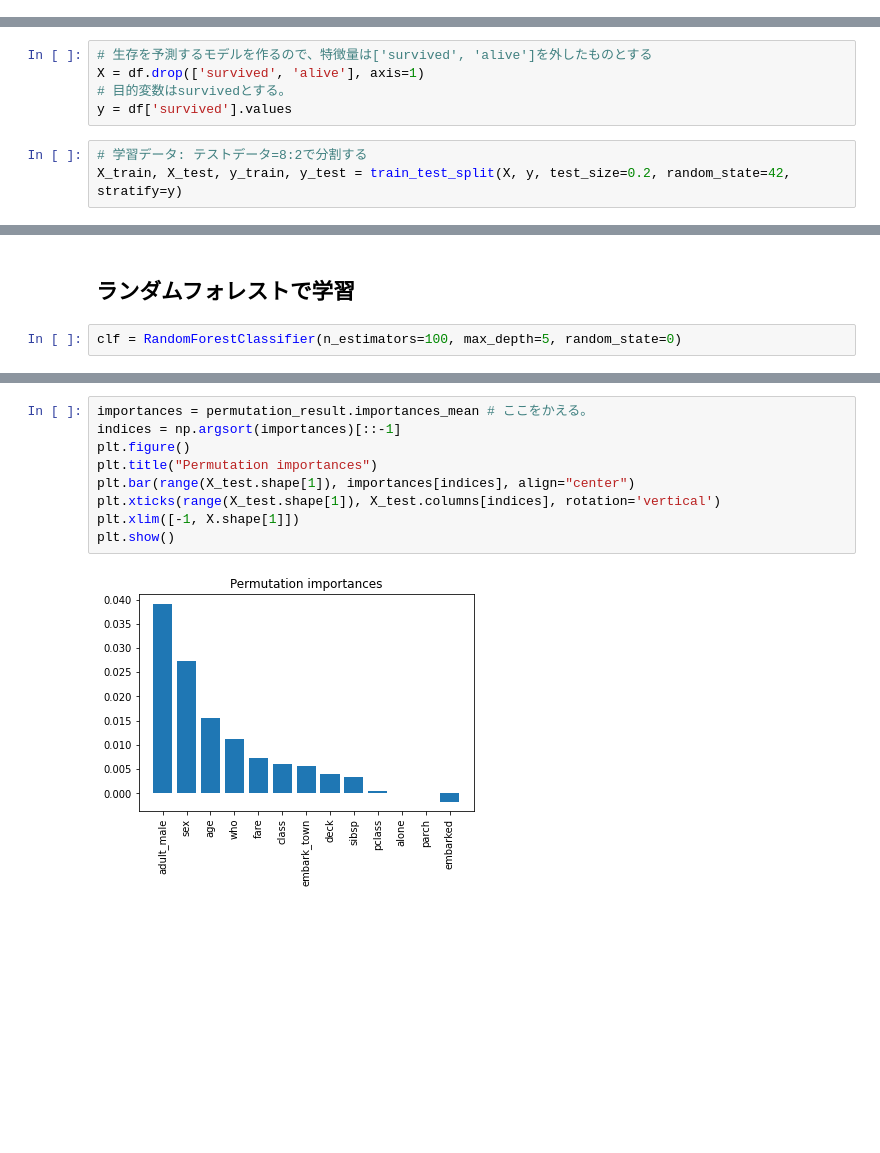
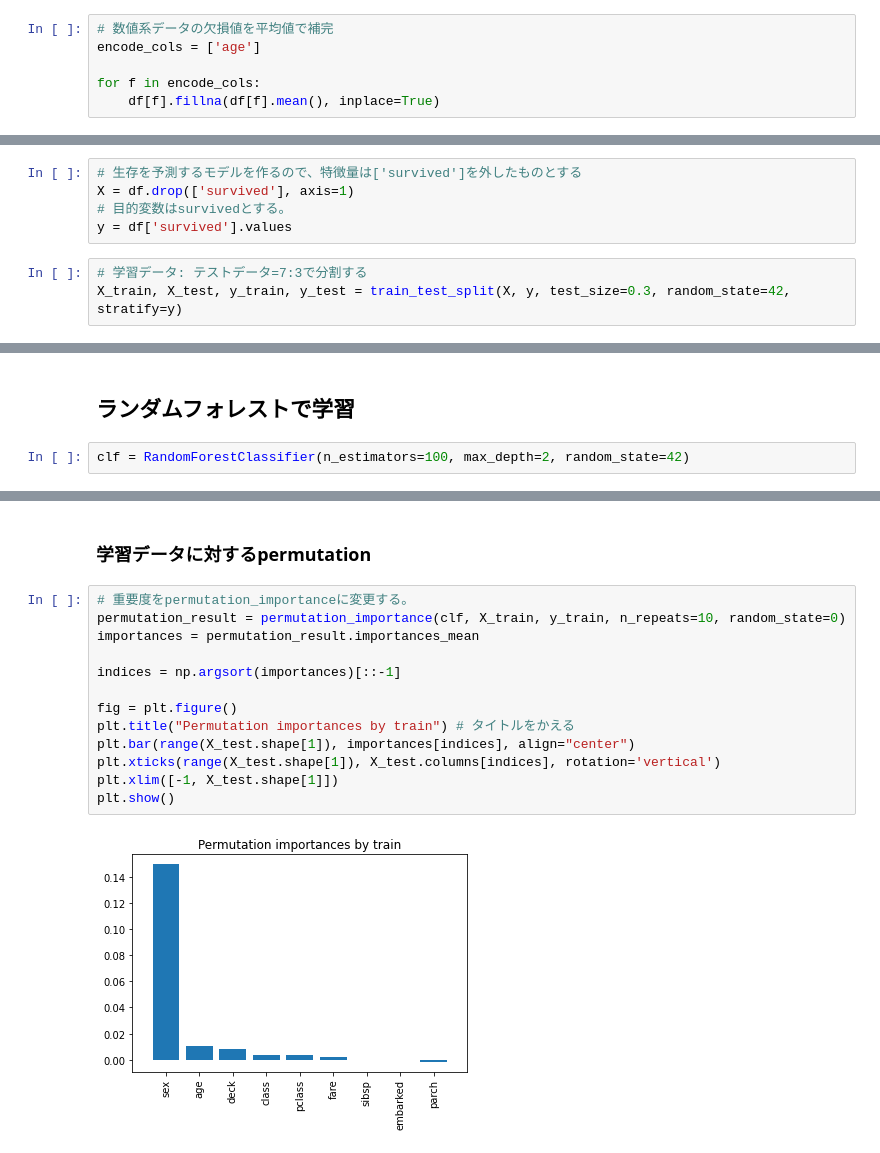
Before and after one commit to yagiyuki/axross, a Jupyter notebook: Permutation_Importance.ipynb, the cells around one changed output, grey strips where cells are left out. Cells and saved outputs as stored; diff of their text form; blank space fills up the shorter version.

```diff
--- a/Permutation_Importance.ipynb
+++ b/Permutation_Importance.ipynb
@@ -125,0 +159,6 @@ memory usage: 104.5 KB
+# %%
+# 数値系データの欠損値を平均値で補完
+encode_cols = ['age']
+
+for f in encode_cols:
+    df[f].fillna(df[f].mean(), inplace=True)
@@ -126,8 +185,8 @@ memory usage: 104.5 KB
 # %%
-# 生存を予測するモデルを作るので、特徴量は['survived', 'alive']を外したものとする
-X = df.drop(['survived', 'alive'], axis=1)
+# 生存を予測するモデルを作るので、特徴量は['survived']を外したものとする
+X = df.drop(['survived'], axis=1)
 # 目的変数はsurvivedとする。
 y = df['survived'].values
 # %%
-# 学習データ: テストデータ=8:2で分割する
-X_train, X_test, y_train, y_test = train_test_split(X, y, test_size=0.2, random_state=42, stratify=y)
+# 学習データ: テストデータ=7:3で分割する
+X_train, X_test, y_train, y_test = train_test_split(X, y, test_size=0.3, random_state=42, stratify=y)
@@ -134,7 +210,7 @@ X_train, X_test, y_train, y_test = train_test_split(X, y, test_size=0.2, random_
 # %% [markdown]
 ## ランダムフォレストで学習
 # %%
-clf = RandomForestClassifier(n_estimators=100, max_depth=5, random_state=0)
+clf = RandomForestClassifier(n_estimators=100, max_depth=2, random_state=42)
 # %%
 clf.fit(X_train, y_train)
 y_pred = clf.predict(X_test)
@@ -167,11 +259,17 @@ permutation_result = permutation_importance(clf, X_test, y_test, n_repeats=10, r
+# %% [markdown]
+### 学習データに対するpermutation
 # %%
-importances = permutation_result.importances_mean # ここをかえる。
+# 重要度をpermutation_importanceに変更する。
+permutation_result = permutation_importance(clf, X_train, y_train, n_repeats=10, random_state=0)
+importances = permutation_result.importances_mean
+
 indices = np.argsort(importances)[::-1]
-plt.figure()
-plt.title("Permutation importances")
+
+fig = plt.figure()
+plt.title("Permutation importances by train") # タイトルをかえる
 plt.bar(range(X_test.shape[1]), importances[indices], align="center")
 plt.xticks(range(X_test.shape[1]), X_test.columns[indices], rotation='vertical')
-plt.xlim([-1, X.shape[1]])
+plt.xlim([-1, X_test.shape[1]])
 plt.show()
 # %% [output]
-[figure, old version]
+[figure, new version]
```
Also changed, not shown: parts of 42 cells of this notebook.
